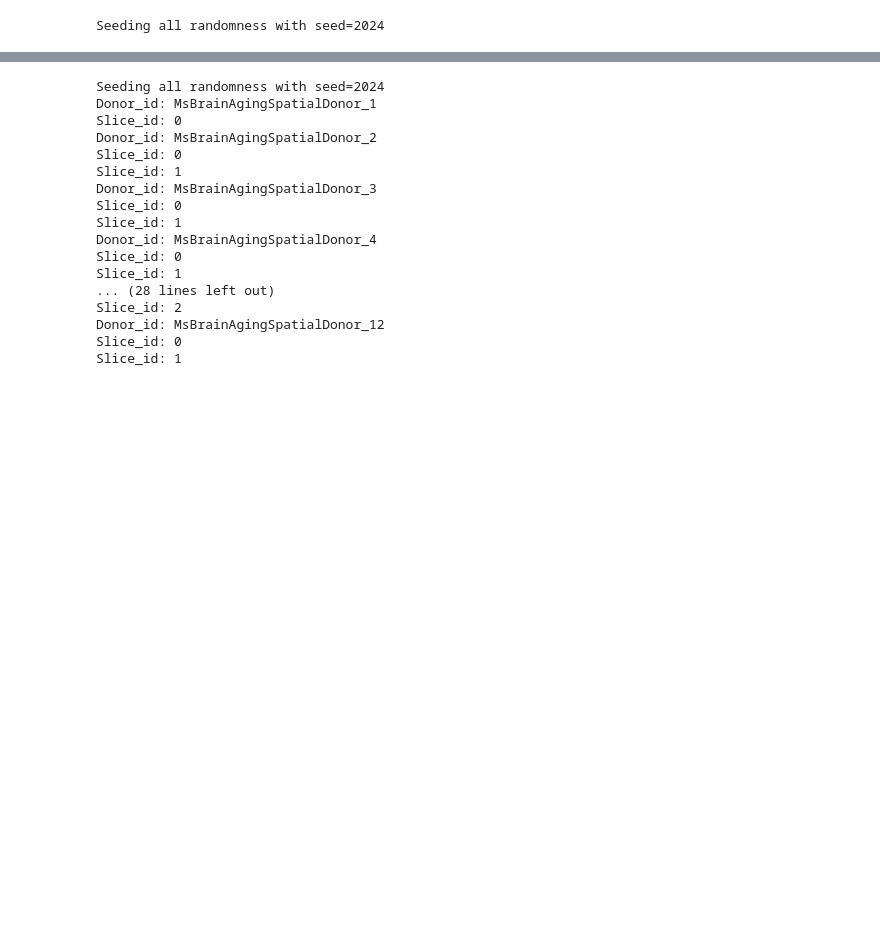
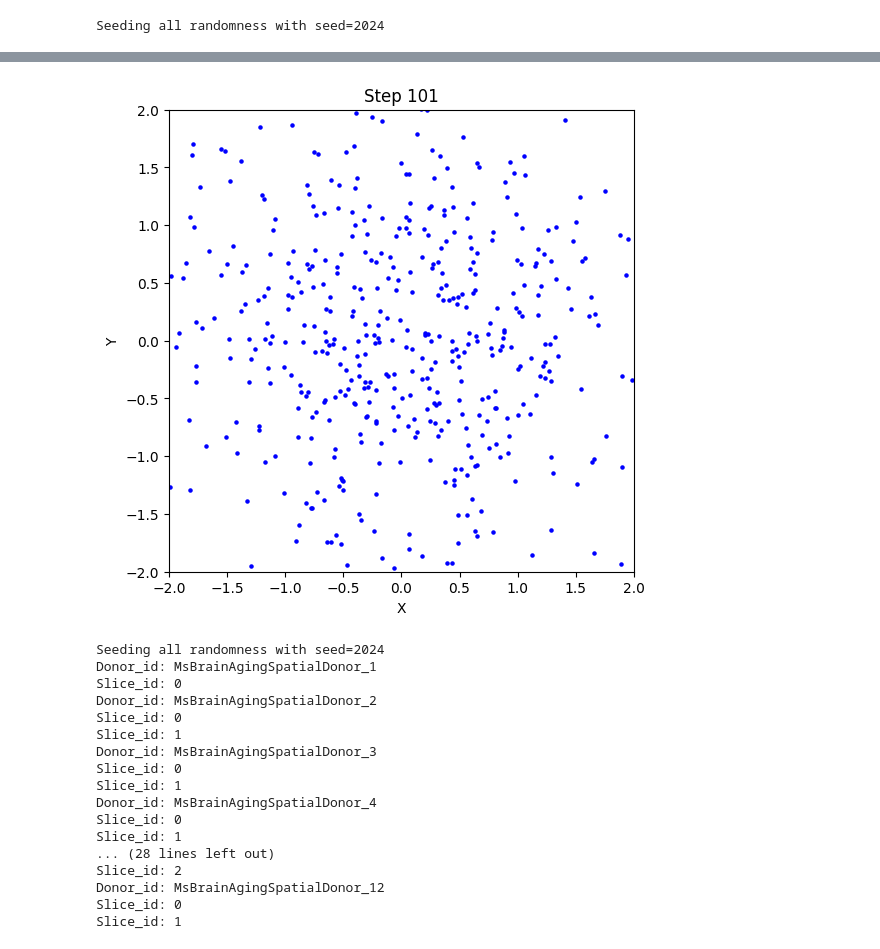
Before and after one commit to RRRussell/DISCO, a Jupyter notebook: Notebook_TrainSTDiffusion.ipynb, the cells around one changed output, grey strips where cells are left out. Saved outputs shown, nothing was run; the diff lists cells and outputs as text; code cells hidden in the pictures; blank space fills up the shorter version.

```diff
--- a/Notebook_TrainSTDiffusion.ipynb
+++ b/Notebook_TrainSTDiffusion.ipynb
@@ -168,3 +163,8 @@ ani.save("./denoising_process_animation_truncated.gif", writer='imagemagick', fp
+# %%
+ani = visualize_sampling_process_animation(model=model, num_points=450, test_item_list=[test_item])
+ani.save("./denoising_process_animation_truncated_with_test_item.gif", writer='imagemagick', fps=10)
+# %% [output]
+[figure, added]
 # %%
 # all_test_items = load_test_data(num_holes=10, hole_size=750, dominance_threshold=0.5, num_cells=500)
 all_test_items = load_test_data(num_holes=10, hole_size=250, dominance_threshold=0.9, num_cells=50)
```
Also changed, not shown: parts of 27 cells of this notebook, 9 other files.
